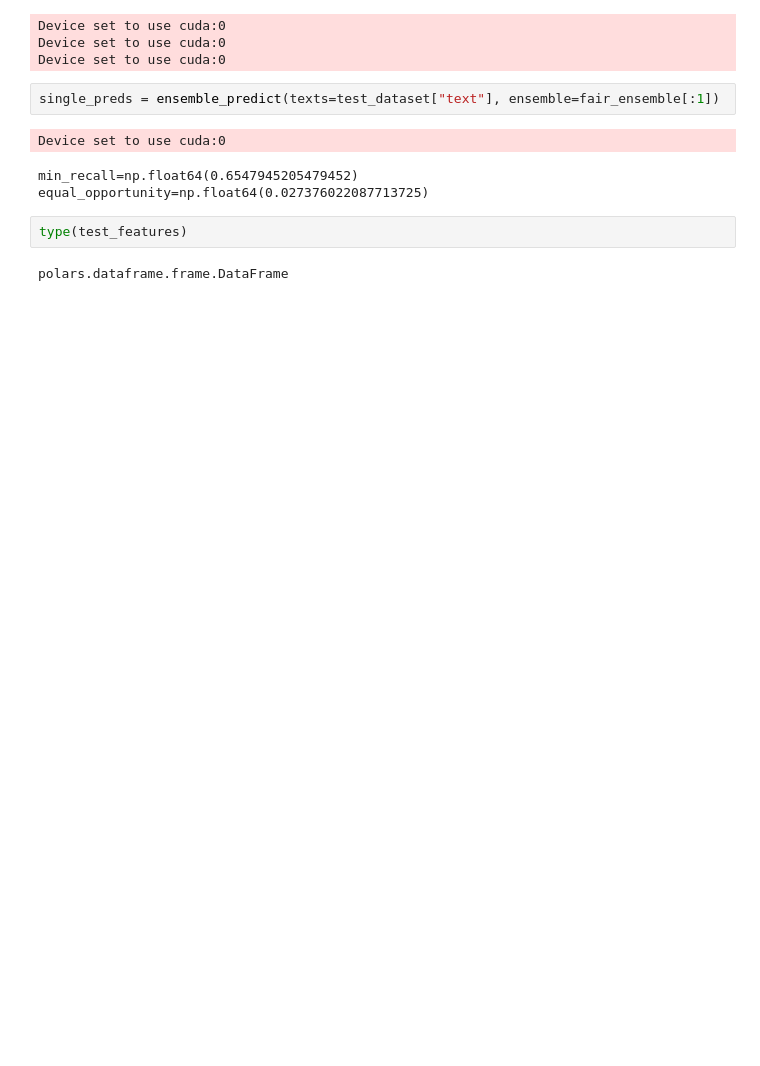
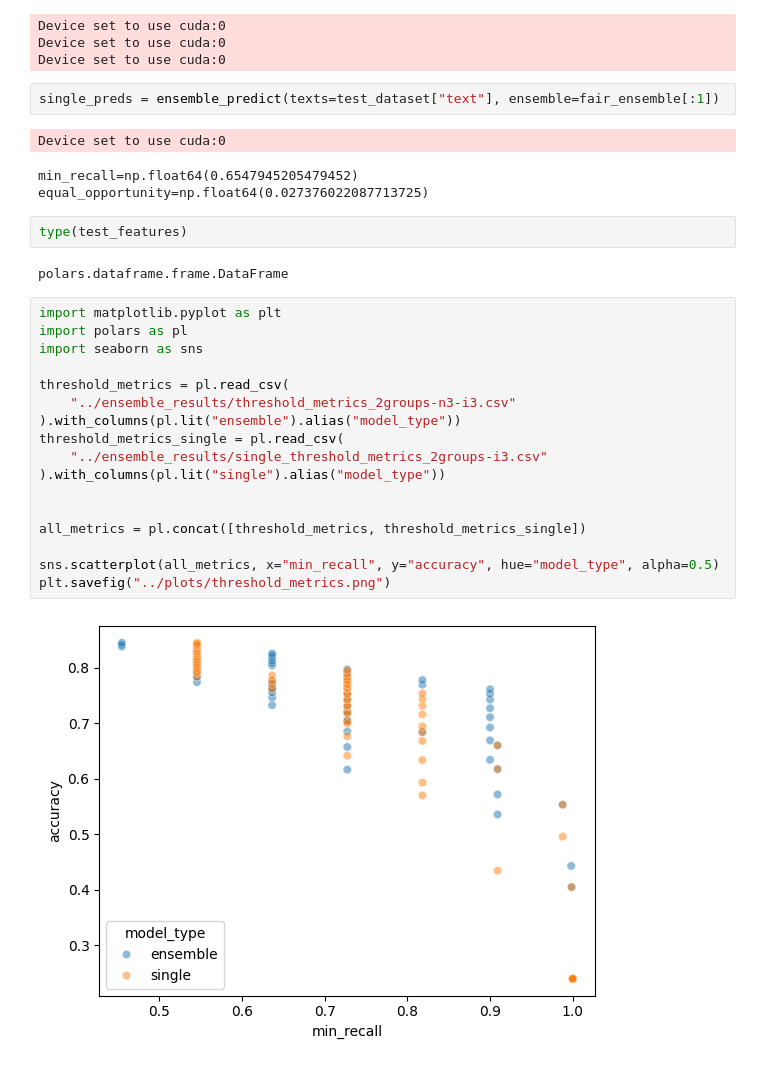
Before and after one commit to jhrystrom/oxonfair, a Jupyter notebook: examples/ensemble_playground.ipynb, the cells around one changed output. Saved outputs shown, nothing was run; the diff lists cells and outputs as text; blank space fills up the shorter version.

Commit message:
adult preliminary results

```diff
--- a/examples/ensemble_playground.ipynb
+++ b/examples/ensemble_playground.ipynb
@@ -474,3 +474,22 @@ equal_opportunity=np.float64(0.027376022087713725)
 type(test_features)
 # %% [output]
 polars.dataframe.frame.DataFrame
+# %%
+import matplotlib.pyplot as plt
+import polars as pl
+import seaborn as sns
+
+threshold_metrics = pl.read_csv(
+    "../ensemble_results/threshold_metrics_2groups-n3-i3.csv"
+).with_columns(pl.lit("ensemble").alias("model_type"))
+threshold_metrics_single = pl.read_csv(
+    "../ensemble_results/single_threshold_metrics_2groups-i3.csv"
+).with_columns(pl.lit("single").alias("model_type"))
+
+
+all_metrics = pl.concat([threshold_metrics, threshold_metrics_single])
+
+sns.scatterplot(all_metrics, x="min_recall", y="accuracy", hue="model_type", alpha=0.5)
+plt.savefig("../plots/threshold_metrics.png")
+# %% [output]
+[figure, added]
```
Also changed, not shown: parts of 5 cells of this notebook, 3 other files.
